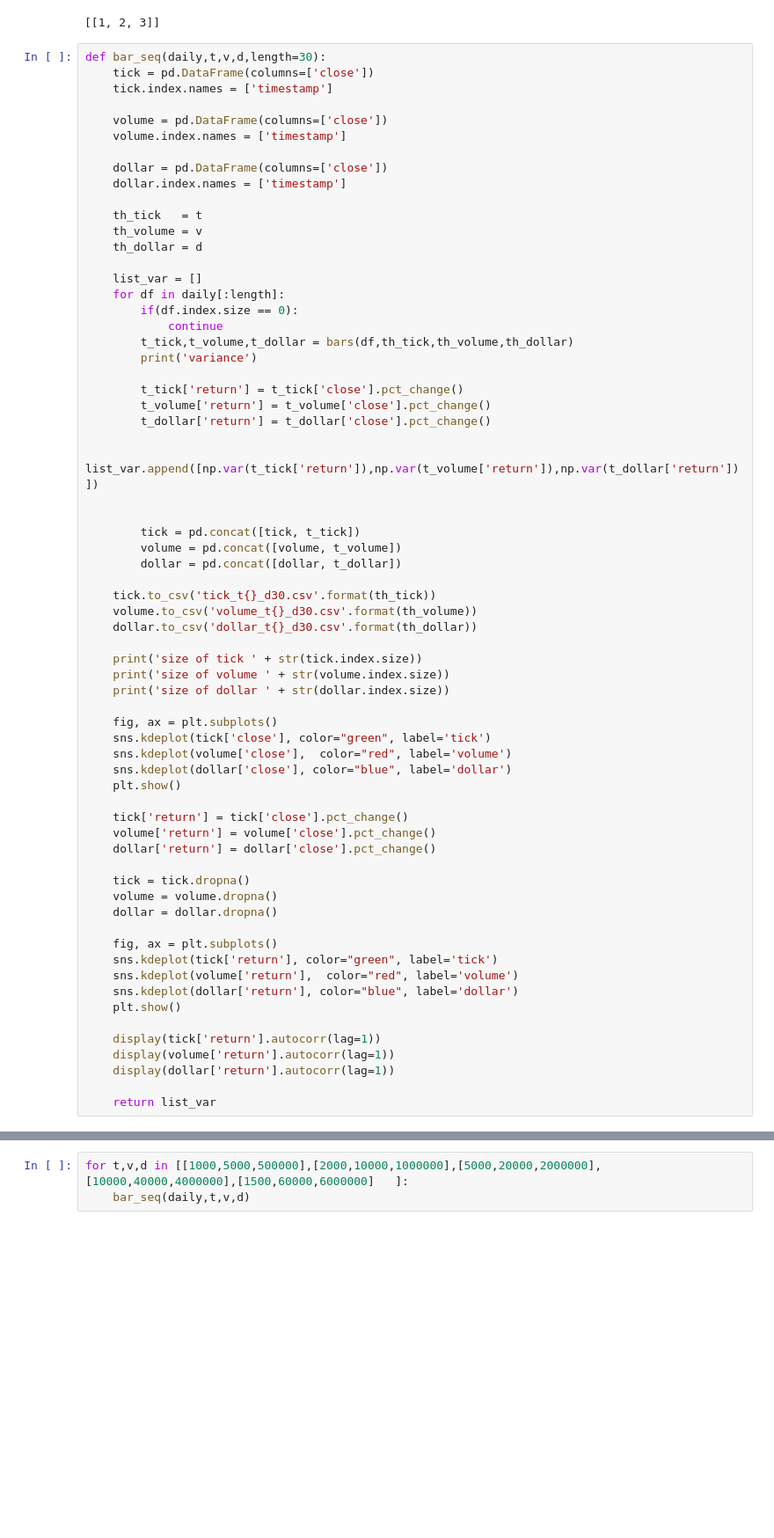
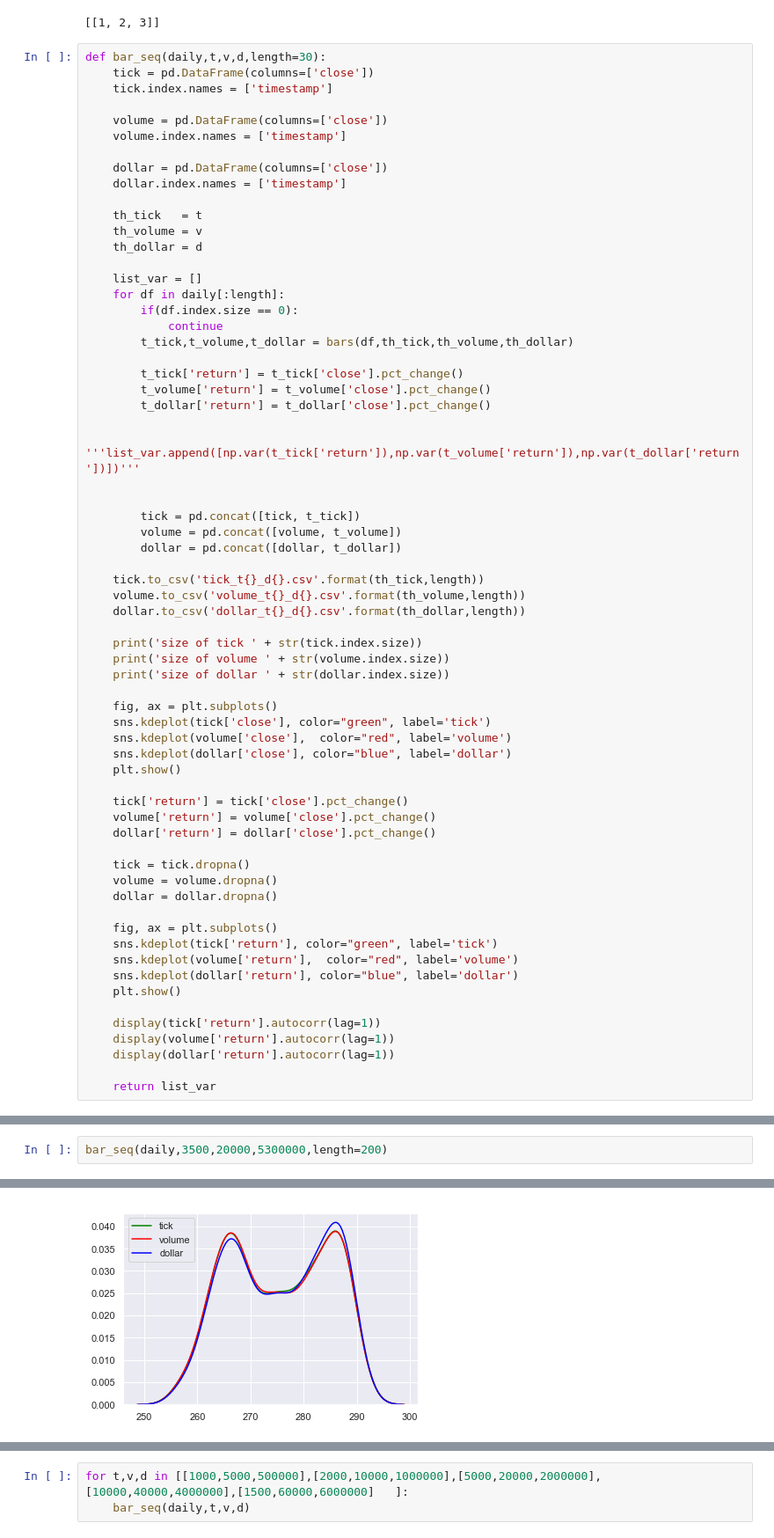
Before and after one commit to kooBH/FinanceServer, a Jupyter notebook: DE_PRADO/ch2_v3.ipynb, the cells around one changed output, grey strips where cells are left out. Shown at 88% size. Drawn from its saved outputs; the diff is of its cells as text; blank space fills up the shorter version.

```diff
--- a/DE_PRADO/ch2_v3.ipynb
+++ b/DE_PRADO/ch2_v3.ipynb
@@ -110,22 +110,21 @@ def bar_seq(daily,t,v,d,length=30):
         if(df.index.size == 0):
             continue
         t_tick,t_volume,t_dollar = bars(df,th_tick,th_volume,th_dollar)
-        print('variance')
 
         t_tick['return'] = t_tick['close'].pct_change()
         t_volume['return'] = t_volume['close'].pct_change()
         t_dollar['return'] = t_dollar['close'].pct_change()
 
-        list_var.append([np.var(t_tick['return']),np.var(t_volume['return']),np.var(t_dollar['return'])])
+        '''list_var.append([np.var(t_tick['return']),np.var(t_volume['return']),np.var(t_dollar['return'])])'''
 
 
         tick = pd.concat([tick, t_tick])
         volume = pd.concat([volume, t_volume])
         dollar = pd.concat([dollar, t_dollar])
 
-    tick.to_csv('tick_t{}_d30.csv'.format(th_tick))
-    volume.to_csv('volume_t{}_d30.csv'.format(th_volume))
-    dollar.to_csv('dollar_t{}_d30.csv'.format(th_dollar))
+    tick.to_csv('tick_t{}_d{}.csv'.format(th_tick,length))
+    volume.to_csv('volume_t{}_d{}.csv'.format(th_volume,length))
+    dollar.to_csv('dollar_t{}_d{}.csv'.format(th_dollar,length))
 
     print('size of tick ' + str(tick.index.size))
     print('size of volume ' + str(volume.index.size))
@@ -158,0 +162,3 @@ def bar_seq(daily,t,v,d,length=30):
+# %%
+bar_seq(daily,3500,20000,5300000,length=200)
+# %% [output]
@@ -158,0 +185 @@ def bar_seq(daily,t,v,d,length=30):
+[figure, added]
```
Also changed, not shown: parts of 2 cells of this notebook, 8 other files.
